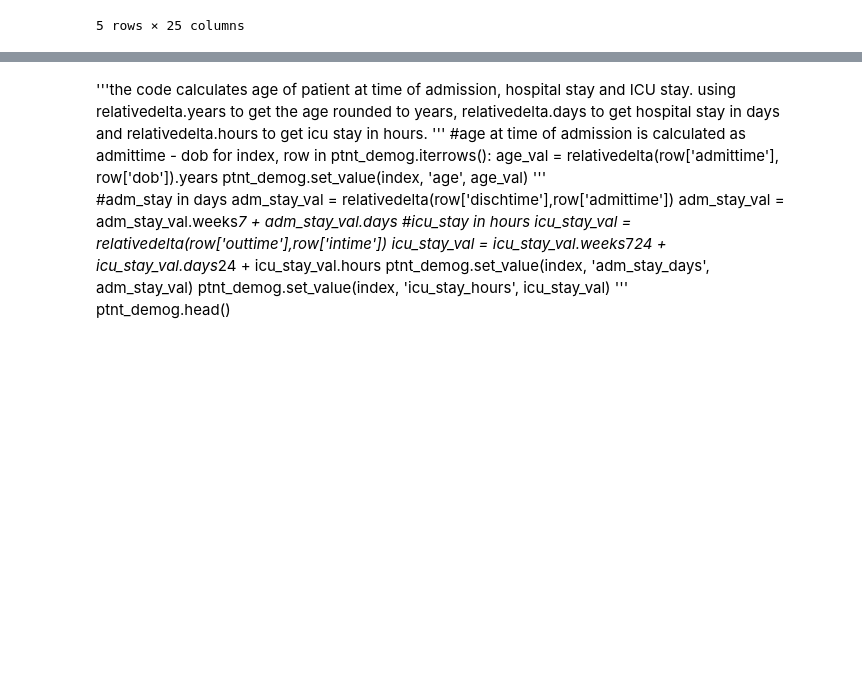
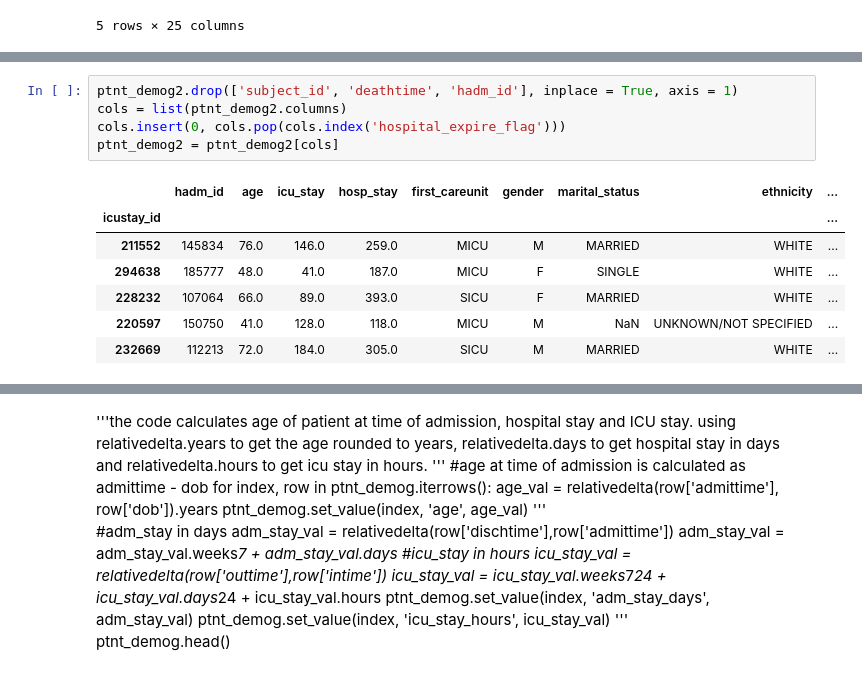
Before and after one commit to RJBeetel3/mimic3_analysis, a Jupyter notebook: PATIENT_DEMOGRAPHICS_FIRST24.ipynb, the cells around one changed output, grey strips where cells are left out. Saved outputs shown, nothing was run; the diff lists cells and outputs as text; blank space fills up the shorter version.

```diff
--- a/PATIENT_DEMOGRAPHICS_FIRST24.ipynb
+++ b/PATIENT_DEMOGRAPHICS_FIRST24.ipynb
@@ -288,0 +293,13 @@ Name: icu_stay, dtype: float64
+# %%
+ptnt_demog2.drop(['subject_id', 'deathtime', 'hadm_id'], inplace = True, axis = 1)
+cols = list(ptnt_demog2.columns)
+cols.insert(0, cols.pop(cols.index('hospital_expire_flag')))
+ptnt_demog2 = ptnt_demog2[cols]
+# %% [output]
+|  | hadm_id | age | icu_stay | hosp_stay | first_careunit | gender | marital_status | ethnicity | ... |
+| icustay_id |  |  |  |  |  |  |  |  | ... |
+| 211552 | 145834 | 76.0 | 146.0 | 259.0 | MICU | M | MARRIED | WHITE | ... |
+| 294638 | 185777 | 48.0 | 41.0 | 187.0 | MICU | F | SINGLE | WHITE | ... |
+| 228232 | 107064 | 66.0 | 89.0 | 393.0 | SICU | F | MARRIED | WHITE | ... |
+| 220597 | 150750 | 41.0 | 128.0 | 118.0 | MICU | M | NaN | UNKNOWN/NOT SPECIFIED | ... |
+| 232669 | 112213 | 72.0 | 184.0 | 305.0 | SICU | M | MARRIED | WHITE | ... |
```
Also changed, not shown: parts of 14 cells of this notebook, 3 other files.
